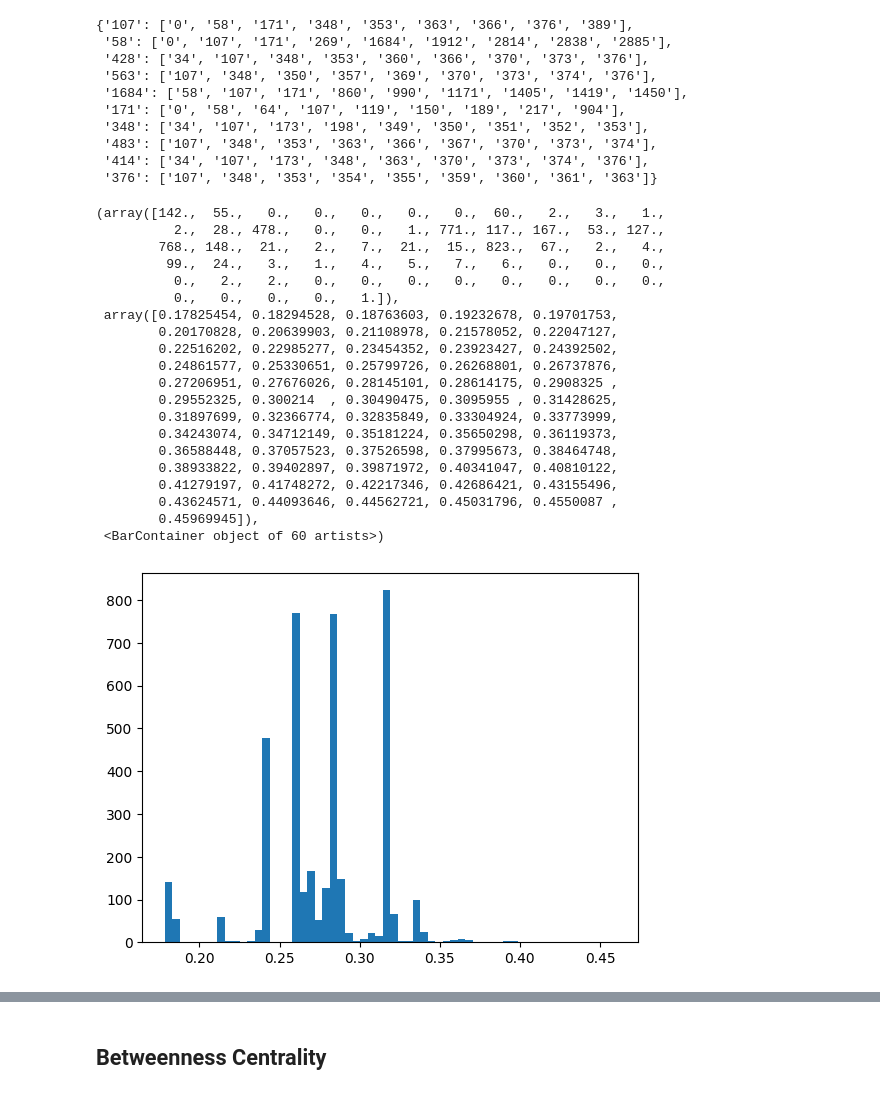
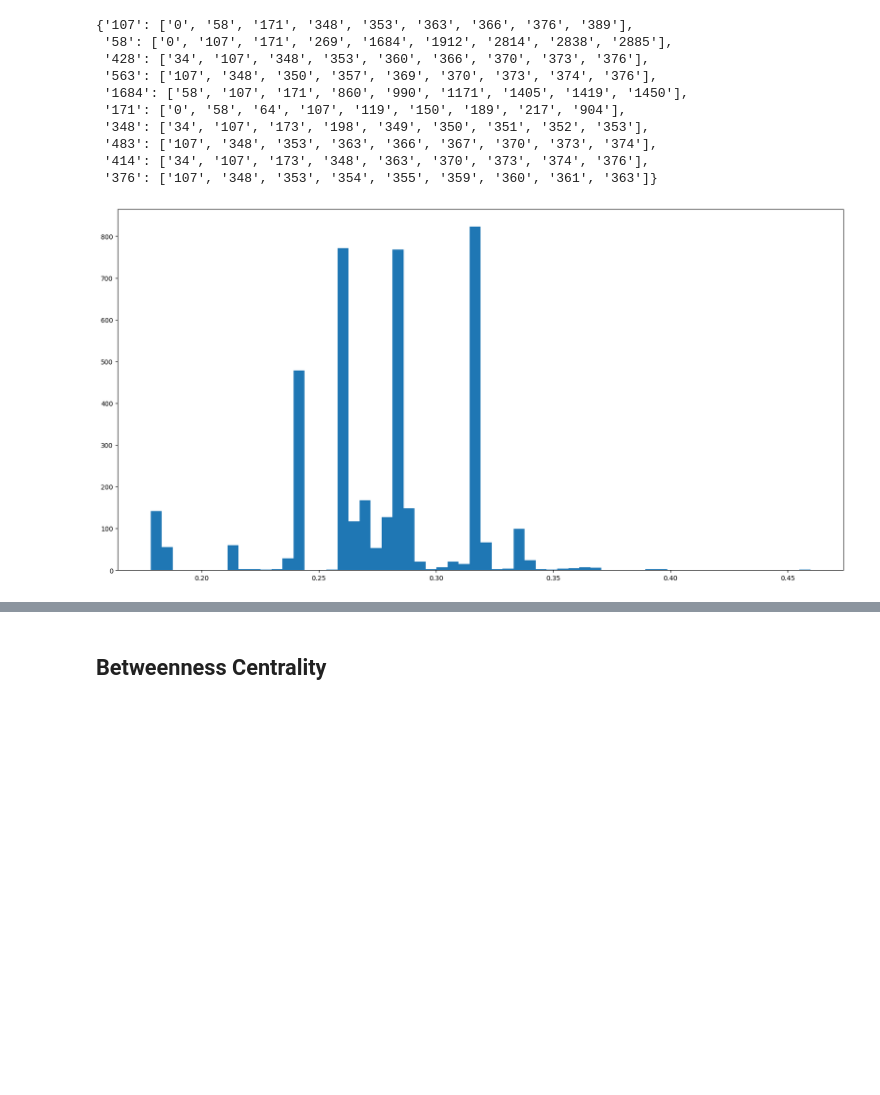
Before and after one commit to GLAZERadr/Social-Network-Analysis-On-Facebook-Dataset, a Jupyter notebook: social-graph.ipynb, the cells around one changed output, grey strips where cells are left out. Cells and saved outputs as stored; diff of their text form; code cells hidden in the pictures; blank space fills up the shorter version.

```diff
--- a/social-graph.ipynb
+++ b/social-graph.ipynb
@@ -50,29 +57,11 @@ neighbors_of_top_centrality_nodes
  '414': ['34', '107', '173', '348', '363', '370', '373', '374', '376'],
  '376': ['107', '348', '353', '354', '355', '359', '360', '361', '363']}
 # %%
+plt.figure(figsize=(20, 10))
 plt.hist(cc.values(), bins=60)
+plt.show()
 # %% [output]
-(array([142.,  55.,   0.,   0.,   0.,   0.,   0.,  60.,   2.,   3.,   1.,
-          2.,  28., 478.,   0.,   0.,   1., 771., 117., 167.,  53., 127.,
-        768., 148.,  21.,   2.,   7.,  21.,  15., 823.,  67.,   2.,   4.,
-         99.,  24.,   3.,   1.,   4.,   5.,   7.,   6.,   0.,   0.,   0.,
-          0.,   2.,   2.,   0.,   0.,   0.,   0.,   0.,   0.,   0.,   0.,
-          0.,   0.,   0.,   0.,   1.]),
- array([0.17825454, 0.18294528, 0.18763603, 0.19232678, 0.19701753,
-        0.20170828, 0.20639903, 0.21108978, 0.21578052, 0.22047127,
-        0.22516202, 0.22985277, 0.23454352, 0.23923427, 0.24392502,
-        0.24861577, 0.25330651, 0.25799726, 0.26268801, 0.26737876,
-        0.27206951, 0.27676026, 0.28145101, 0.28614175, 0.2908325 ,
-        0.29552325, 0.300214  , 0.30490475, 0.3095955 , 0.31428625,
-        0.31897699, 0.32366774, 0.32835849, 0.33304924, 0.33773999,
-        0.34243074, 0.34712149, 0.35181224, 0.35650298, 0.36119373,
-        0.36588448, 0.37057523, 0.37526598, 0.37995673, 0.38464748,
-        0.38933822, 0.39402897, 0.39871972, 0.40341047, 0.40810122,
-        0.41279197, 0.41748272, 0.42217346, 0.42686421, 0.43155496,
-        0.43624571, 0.44093646, 0.44562721, 0.45031796, 0.4550087 ,
-        0.45969945]),
- <BarContainer object of 60 artists>)
-[figure, old version]
+[figure, new version]
 # %%
 node_size = [v * 50 for v in cc.values()]
 plt.figure(figsize=(20, 10))
```
Also changed, not shown: parts of 8 cells of this notebook, 1 other file.
